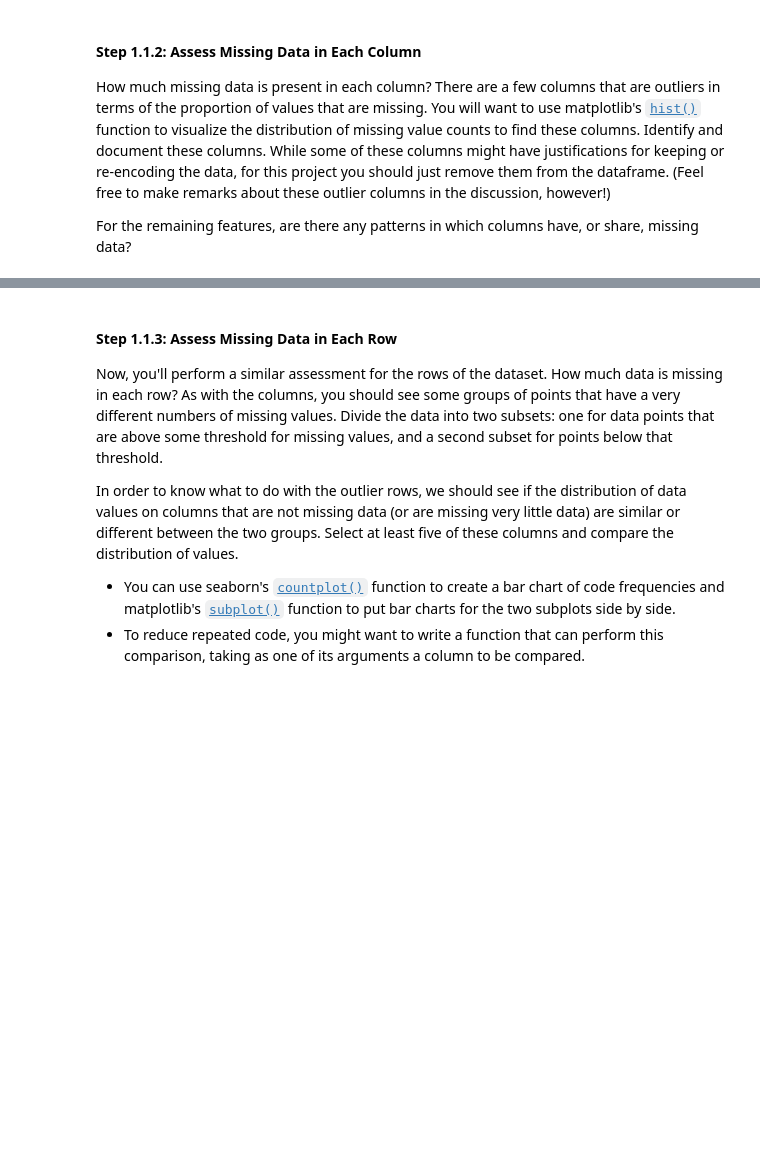
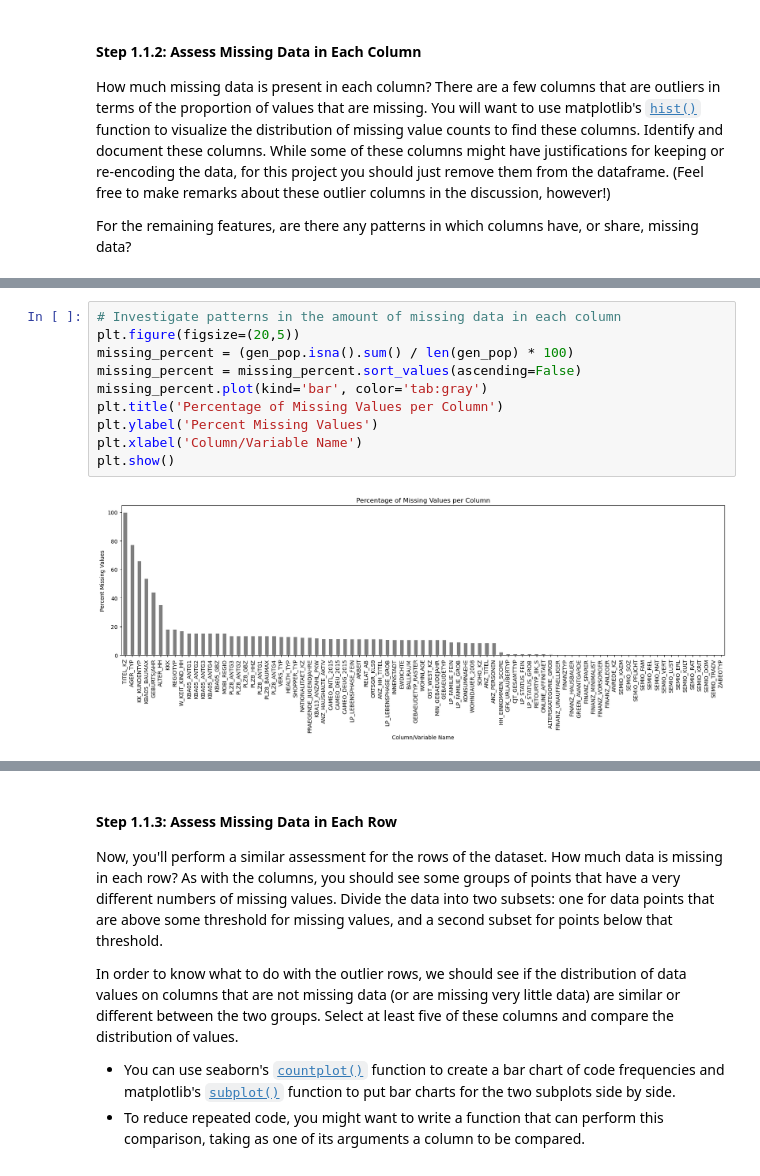
Before and after one commit to rykertracy/Unsupervised_Learning_Project, a Jupyter notebook: Identify_Customer_Segments_Tracy.ipynb, the cells around one changed output, grey strips where cells are left out. Saved outputs shown, nothing was run; the diff lists cells and outputs as text; blank space fills up the shorter version.

```diff
--- a/Identify_Customer_Segments_Tracy.ipynb
+++ b/Identify_Customer_Segments_Tracy.ipynb
@@ -160,3 +146,15 @@ missing.head(10)
+# %%
+# Investigate patterns in the amount of missing data in each column
+plt.figure(figsize=(20,5))
+missing_percent = (gen_pop.isna().sum() / len(gen_pop) * 100)
+missing_percent = missing_percent.sort_values(ascending=False)
+missing_percent.plot(kind='bar', color='tab:gray')
+plt.title('Percentage of Missing Values per Column')
+plt.ylabel('Percent Missing Values')
+plt.xlabel('Column/Variable Name')
+plt.show()
+# %% [output]
+[figure, added]
 # %%
 # Remove the outlier columns from the dataset. (You'll perform other data
 # engineering tasks such as re-encoding and imputation later.)
```
Also changed, not shown: parts of 70 cells of this notebook.
